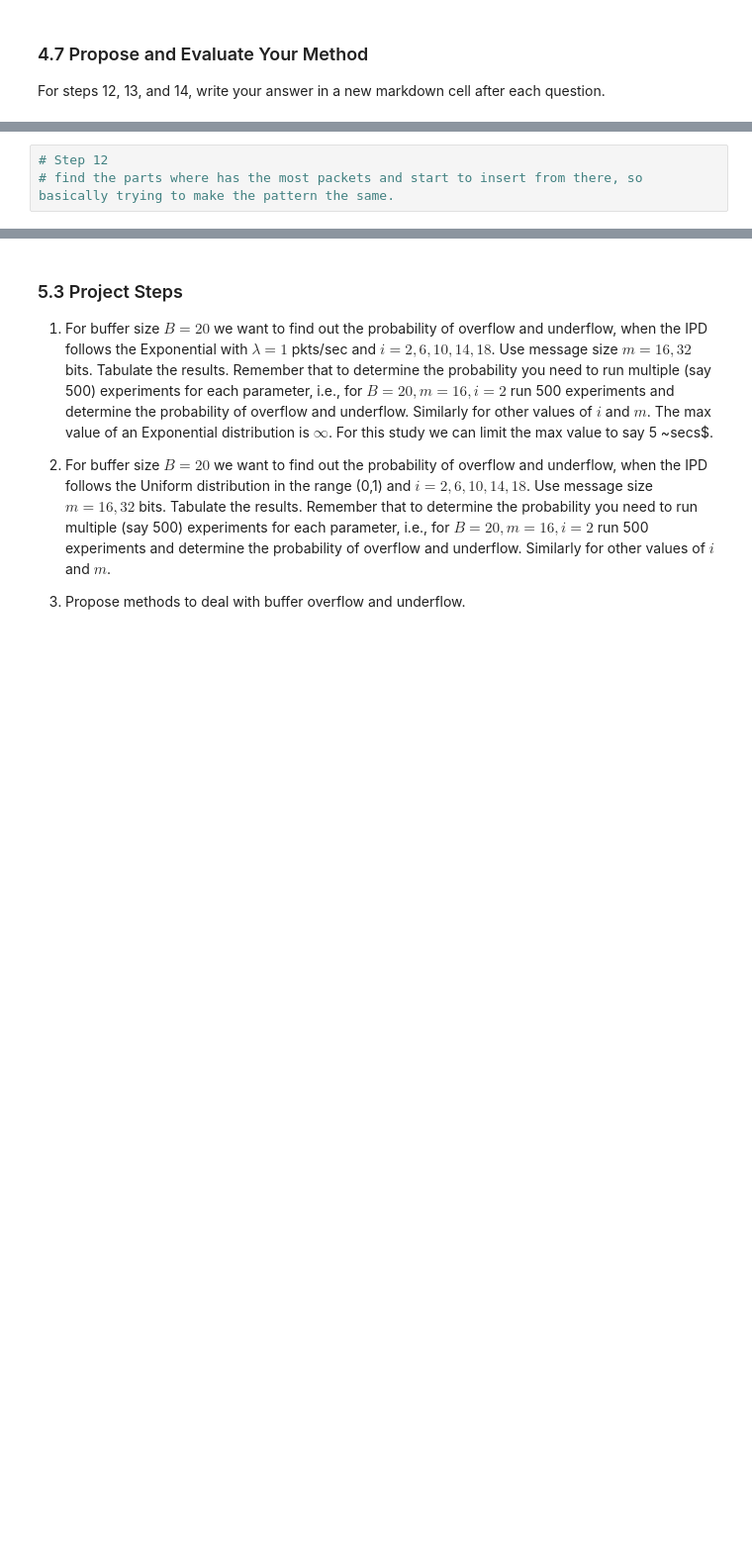
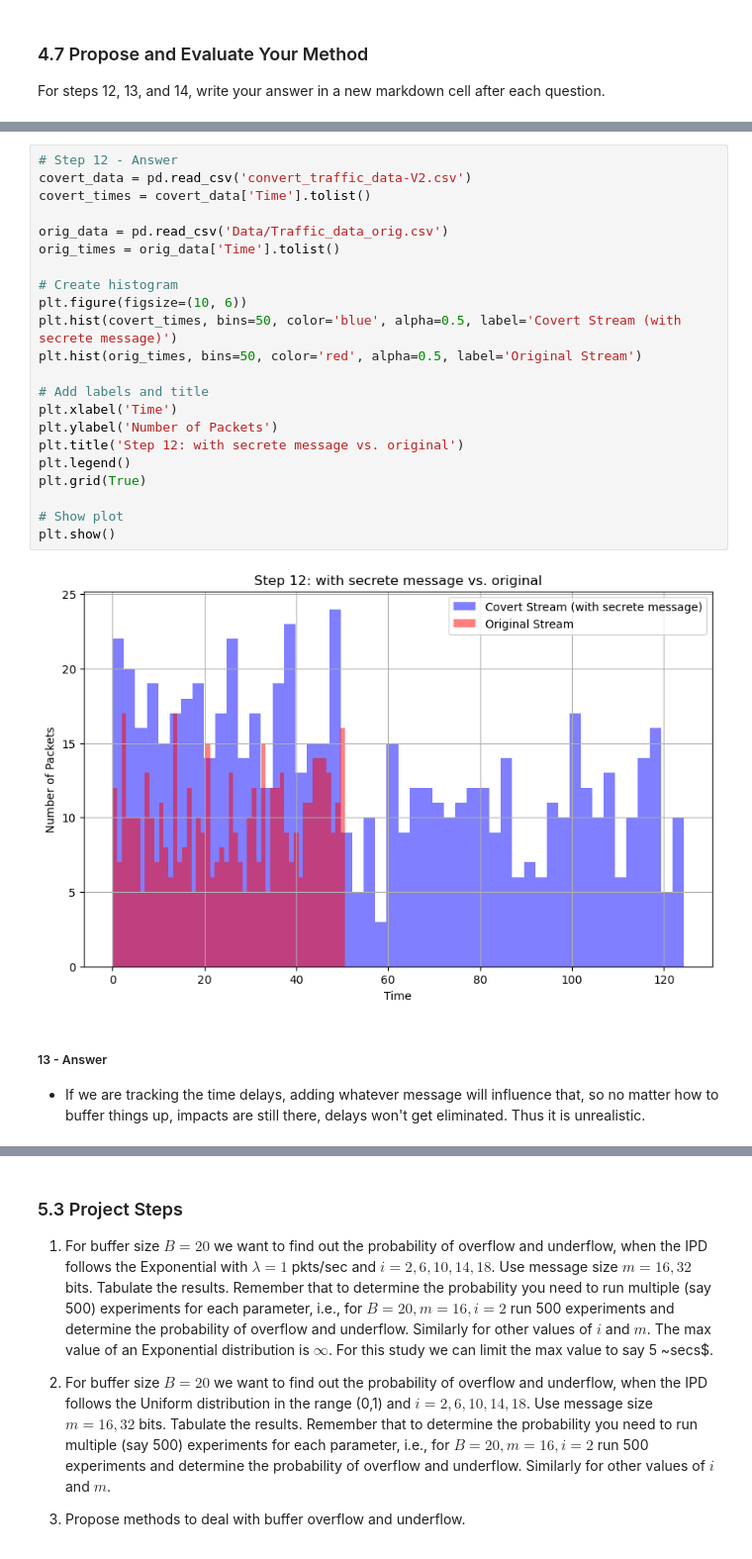
Before and after one commit to tonyzh150/Ecs132-Project, a Jupyter notebook: ECS132_Project_Spring_2025_Draft.ipynb, the cells around one changed output, grey strips where cells are left out. Shown: that part at 99% size. Saved outputs shown, nothing was run; the diff lists cells and outputs as text; blank space fills up the shorter version.

Commit message:
part 4 done

```diff
--- a/ECS132_Project_Spring_2025_Draft.ipynb
+++ b/ECS132_Project_Spring_2025_Draft.ipynb
@@ -300,4 +301,28 @@ and release them  and we mentioned that it was unrealistic. Why?
 # %%
-# Step 12
-# find the parts where has the most packets and start to insert from there, so basically trying to make the pattern the same.
+# Step 12 - Answer
+covert_data = pd.read_csv('convert_traffic_data-V2.csv')
+covert_times = covert_data['Time'].tolist()
+
+orig_data = pd.read_csv('Data/Traffic_data_orig.csv')
+orig_times = orig_data['Time'].tolist()
+
+# Create histogram
+plt.figure(figsize=(10, 6))
+plt.hist(covert_times, bins=50, color='blue', alpha=0.5, label='Covert Stream (with secrete message)')
+plt.hist(orig_times, bins=50, color='red', alpha=0.5, label='Original Stream')
+
+# Add labels and title
+plt.xlabel('Time')
+plt.ylabel('Number of Packets')
+plt.title('Step 12: with secrete message vs. original')
+plt.legend()
+plt.grid(True)
+
+# Show plot
+plt.show()
+# %% [output]
+[figure, added]
+# %% [markdown]
+##### 13 - Answer
+- If we are tracking the time delays, adding whatever message will influence that, so no matter how to buffer things up, impacts are still there, delays won't get eliminated. Thus it is unrealistic.
 # %% [markdown]
```
Also changed, not shown: parts of 20 cells of this notebook, 5 other files.
